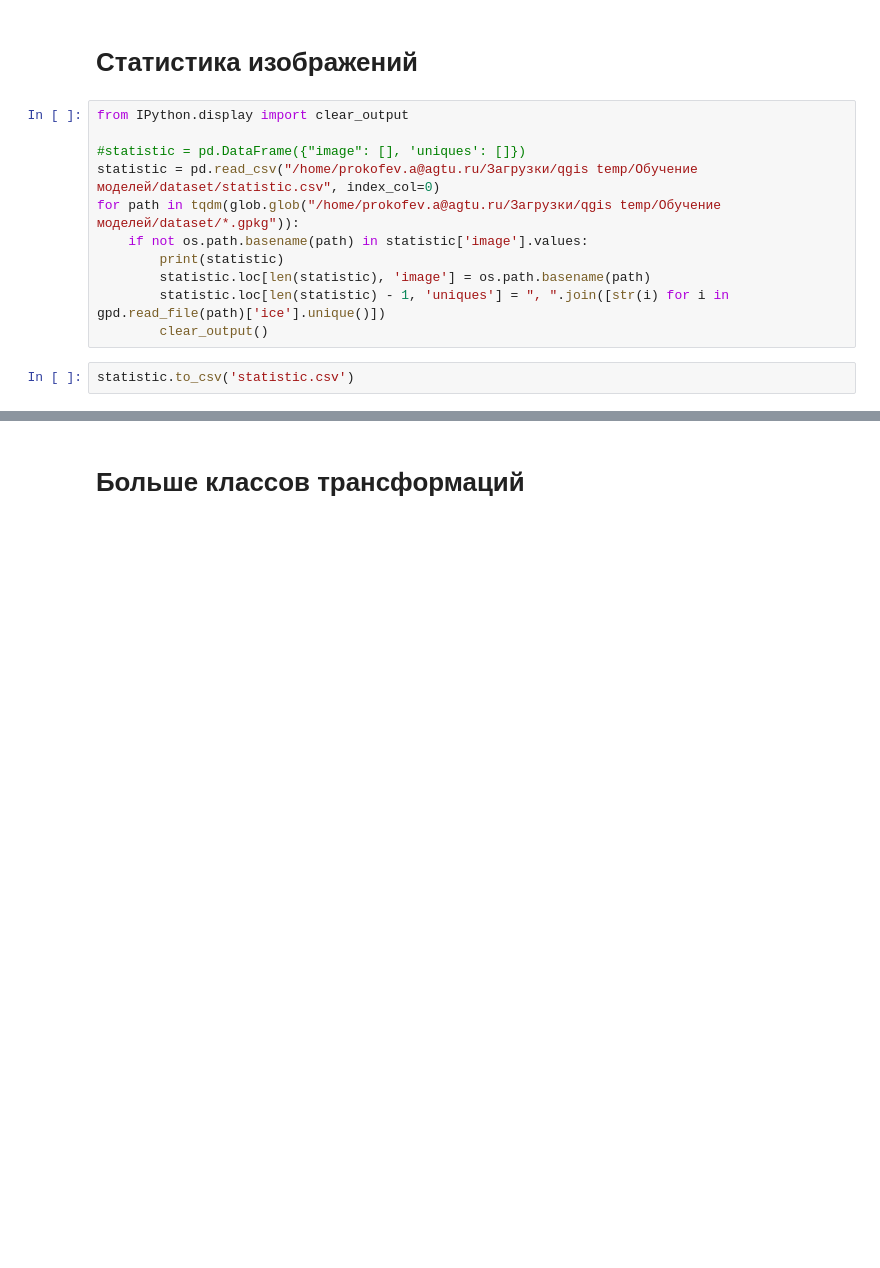
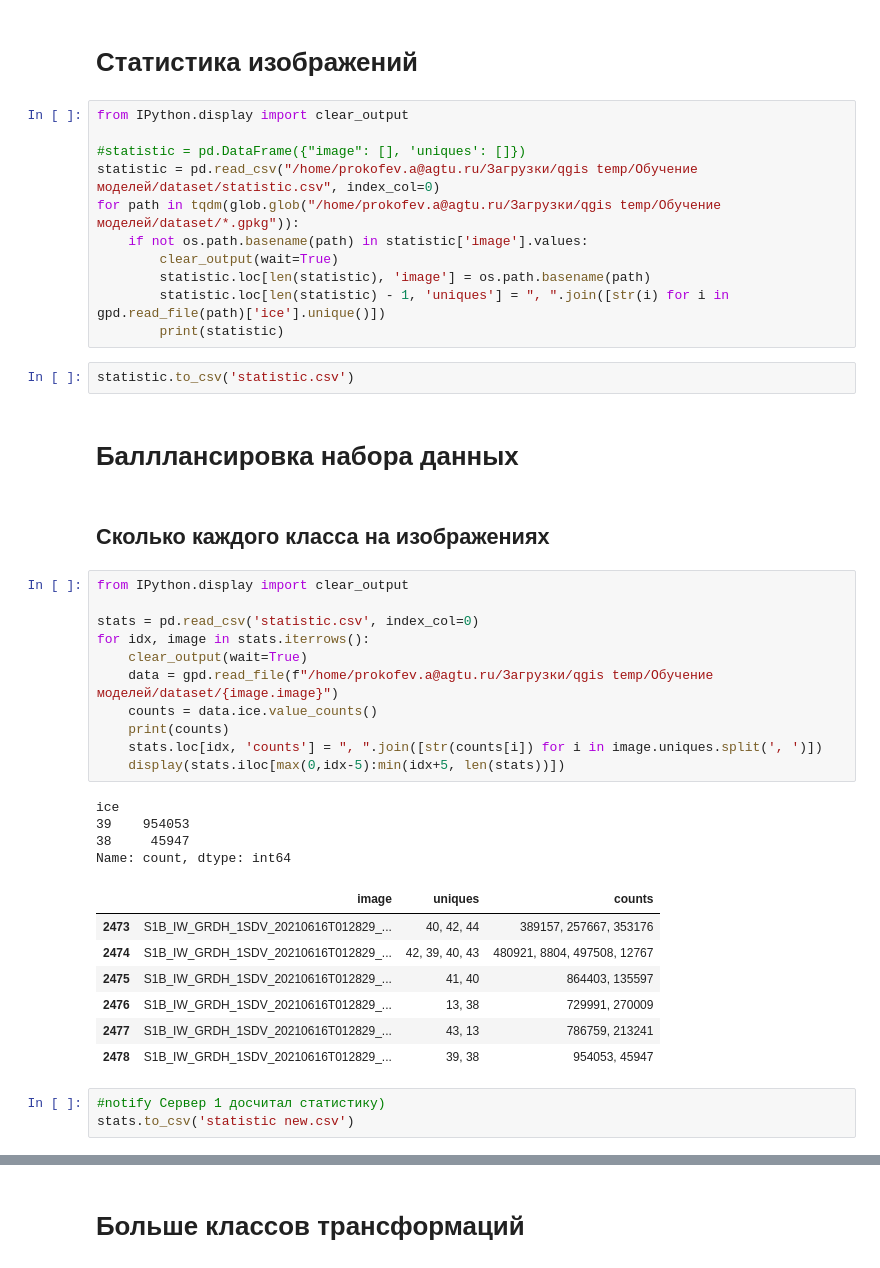
Before and after one commit to neykriim/learn_cycle, a Jupyter notebook: PSPNet main.ipynb, the cells around one changed output, grey strips where cells are left out. Drawn from its saved outputs; the diff is of its cells as text; blank space fills up the shorter version.

Commit message:
балансировка
Начата работа по балансировке набора данных

```diff
--- a/PSPNet main.ipynb
+++ b/PSPNet main.ipynb
@@ -237,9 +239,39 @@ from IPython.display import clear_output
 statistic = pd.read_csv("/home/prokofev.a@agtu.ru/Загрузки/qgis temp/Обучение моделей/dataset/statistic.csv", index_col=0)
 for path in tqdm(glob.glob("/home/prokofev.a@agtu.ru/Загрузки/qgis temp/Обучение моделей/dataset/*.gpkg")):
     if not os.path.basename(path) in statistic['image'].values:
-        print(statistic)
+        clear_output(wait=True)
         statistic.loc[len(statistic), 'image'] = os.path.basename(path)
         statistic.loc[len(statistic) - 1, 'uniques'] = ", ".join([str(i) for i in gpd.read_file(path)['ice'].unique()])
-        clear_output()
+        print(statistic)
 # %%
 statistic.to_csv('statistic.csv')
+# %% [markdown]
+# Балллансировка набора данных
+# %% [markdown]
+## Сколько каждого класса на изображениях
+# %%
+from IPython.display import clear_output
+
+stats = pd.read_csv('statistic.csv', index_col=0)
+for idx, image in stats.iterrows():
+    clear_output(wait=True)
+    data = gpd.read_file(f"/home/prokofev.a@agtu.ru/Загрузки/qgis temp/Обучение моделей/dataset/{image.image}")
+    counts = data.ice.value_counts()
+    print(counts)
+    stats.loc[idx, 'counts'] = ", ".join([str(counts[i]) for i in image.uniques.split(', ')])
+    display(stats.iloc[max(0,idx-5):min(idx+5, len(stats))])
+# %% [output]
+ice
+39    954053
+38     45947
+Name: count, dtype: int64
+|  | image | uniques | counts |
+| 2473 | S1B_IW_GRDH_1SDV_20210616T012829_... | 40, 42, 44 | 389157, 257667, 353176 |
+| 2474 | S1B_IW_GRDH_1SDV_20210616T012829_... | 42, 39, 40, 43 | 480921, 8804, 497508, 12767 |
+| 2475 | S1B_IW_GRDH_1SDV_20210616T012829_... | 41, 40 | 864403, 135597 |
+| 2476 | S1B_IW_GRDH_1SDV_20210616T012829_... | 13, 38 | 729991, 270009 |
+| 2477 | S1B_IW_GRDH_1SDV_20210616T012829_... | 43, 13 | 786759, 213241 |
+| 2478 | S1B_IW_GRDH_1SDV_20210616T012829_... | 39, 38 | 954053, 45947 |
+# %%
+#notify Сервер 1 досчитал статистику)
+stats.to_csv('statistic new.csv')
```
Also changed, not shown: parts of 13 cells of this notebook.
